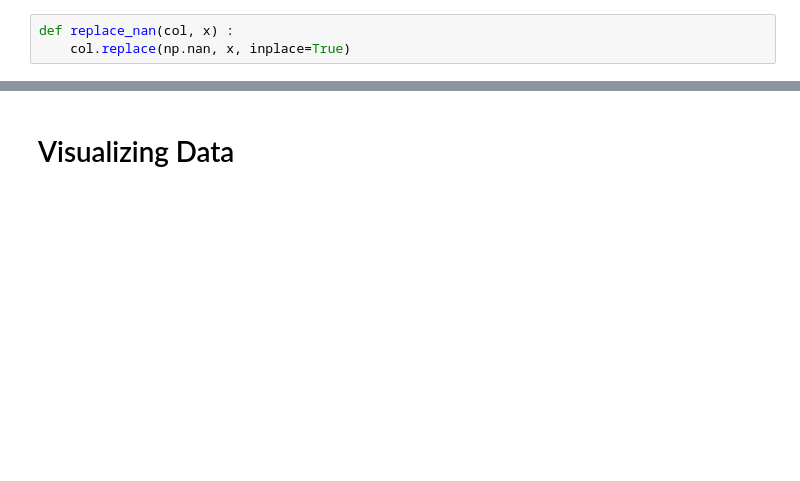
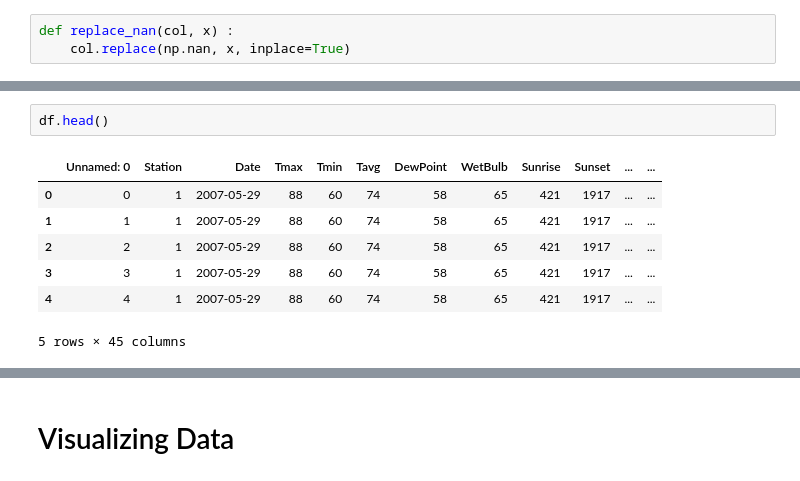
Before and after one commit to annapfenner/Predicting-the-West-Nile-virus, a Jupyter notebook: Project 2 - EDA.ipynb, the cells around one changed output, grey strips where cells are left out. Drawn from its saved outputs; the diff is of its cells as text; blank space fills up the shorter version.

```diff
--- a/Project 2 - EDA.ipynb
+++ b/Project 2 - EDA.ipynb
@@ -168,0 +157,10 @@ df.head(20)
+# %%
+df.head()
+# %% [output]
+|  | Unnamed: 0 | Station | Date | Tmax | Tmin | Tavg | DewPoint | WetBulb | Sunrise | Sunset | ... | ... |
+| 0 | 0 | 1 | 2007-05-29 | 88 | 60 | 74 | 58 | 65 | 421 | 1917 | ... | ... |
+| 1 | 1 | 1 | 2007-05-29 | 88 | 60 | 74 | 58 | 65 | 421 | 1917 | ... | ... |
+| 2 | 2 | 1 | 2007-05-29 | 88 | 60 | 74 | 58 | 65 | 421 | 1917 | ... | ... |
+| 3 | 3 | 1 | 2007-05-29 | 88 | 60 | 74 | 58 | 65 | 421 | 1917 | ... | ... |
+| 4 | 4 | 1 | 2007-05-29 | 88 | 60 | 74 | 58 | 65 | 421 | 1917 | ... | ... |
+5 rows × 45 columns
```
Also changed, not shown: parts of 26 cells of this notebook, 3 other files.
